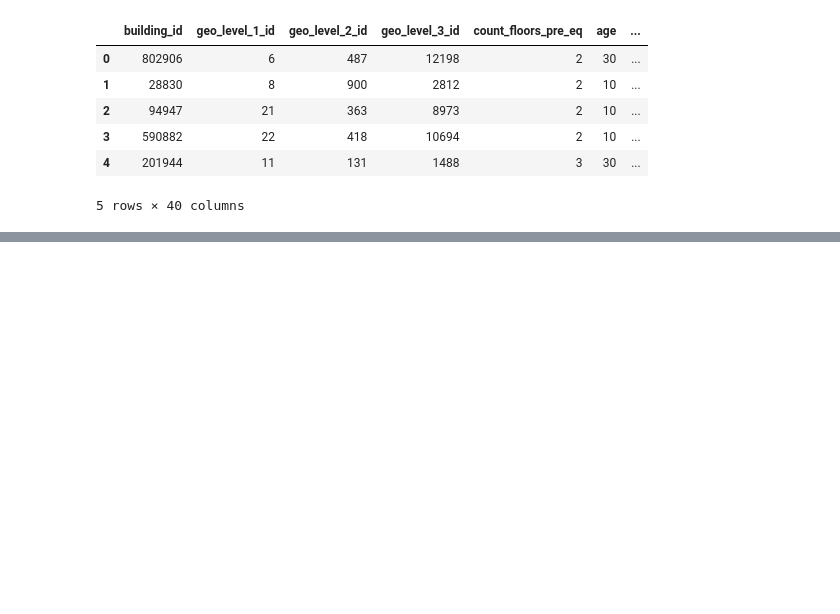
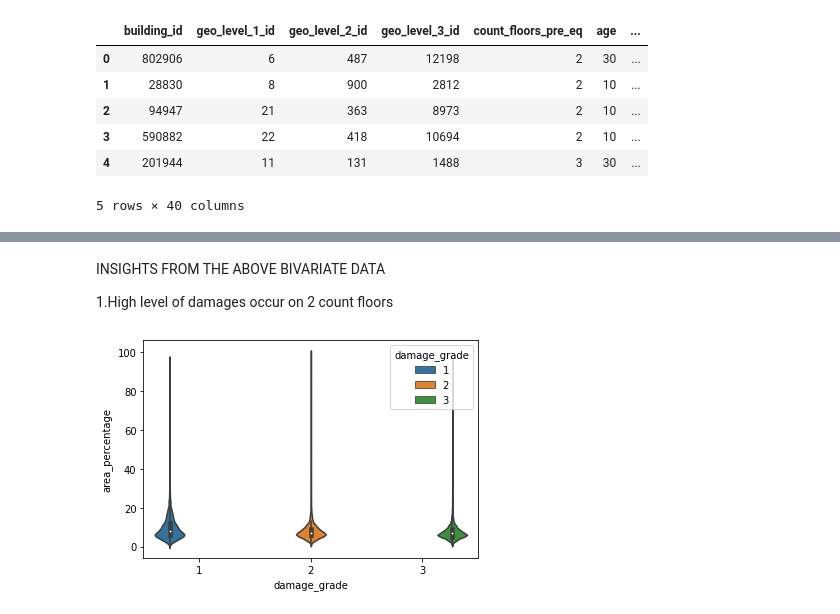
Before and after one commit to Deepak055/My_first-app, a Jupyter notebook: Earthquake_Damage_Prediction.ipynb, the cells around one changed output, grey strips where cells are left out. Cells and saved outputs as stored; diff of their text form; code cells hidden in the pictures; blank space fills up the shorter version.

```diff
--- a/Earthquake_Damage_Prediction.ipynb
+++ b/Earthquake_Damage_Prediction.ipynb
@@ -221,0 +363,8 @@ this is on github
+# %% [markdown]
+  INSIGHTS FROM THE ABOVE BIVARIATE DATA
+
+  1.High level of damages occur on 2 count floors
+# %%
+sns.violinplot(data=df,x='damage_grade',y='area_percentage',hue='damage_grade');
+# %% [output]
+[figure, added]
```
Also changed, not shown: parts of 97 cells of this notebook.
